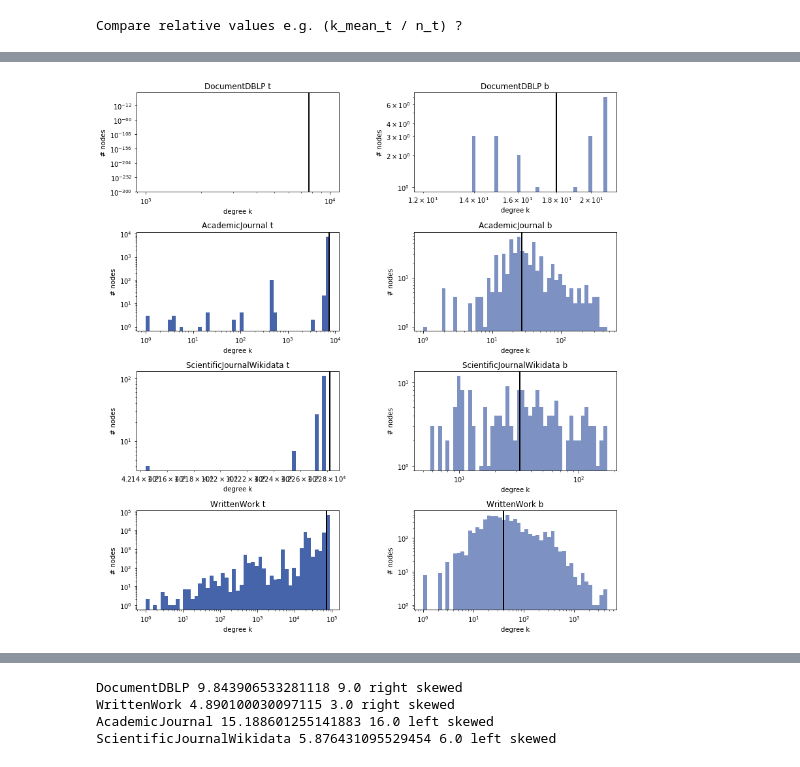
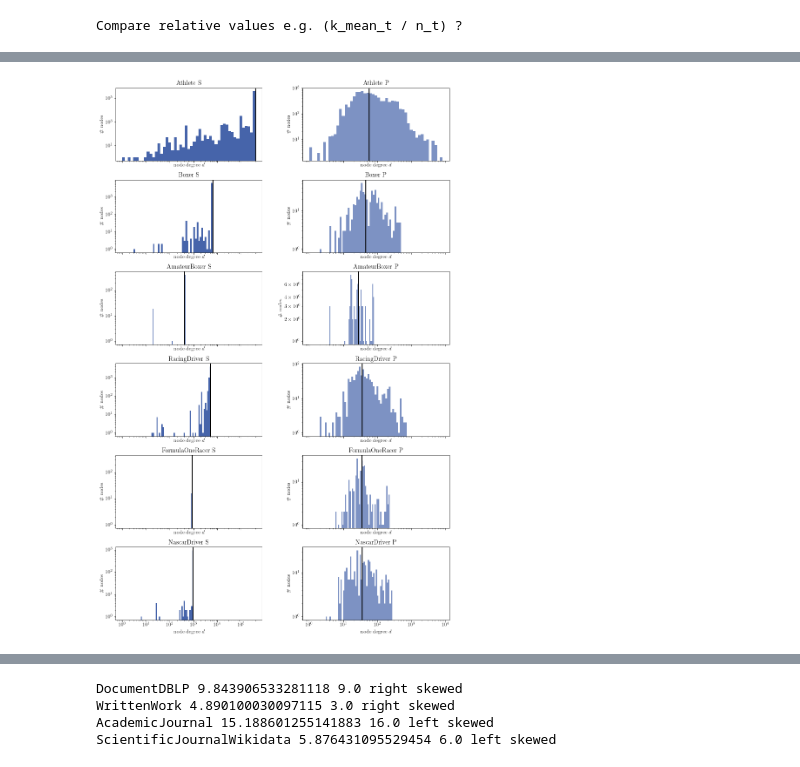
Before and after one commit to davidweisscode/kg-analysis, a Jupyter notebook: plots.ipynb, the cells around one changed output, grey strips where cells are left out. Drawn from its saved outputs; the diff is of its cells as text; code cells hidden in the pictures.

Commit message:
Update plots

```diff
--- a/plots.ipynb
+++ b/plots.ipynb
@@ -109,21 +93,21 @@ nrows = math.ceil(len(runs) / 2)
 fig, axes = plt.subplots(nrows=nrows, ncols=2, sharex="none", sharey="none", figsize=(12, nrows*5))
 for run in runs:
     res = pd.read_csv(f"out/_results_{run}.csv", index_col=0)
-    display(res[["n_t", "n_b", "k_t_g", "k_b_g"]])
+#     display(res[["n_t", "n_b", "k_t_g", "k_b_g"]])
     runnr = runs.index(run)
     row = math.floor(runnr / 2)
     col = runnr % 2
-    axes[row, col].set_title(run)
-    axes[row, col].set_xlabel("# subjects")
-    axes[row, col].set_ylabel("# predicates")
+    axes[row, col].set_title(run.split("_")[0].title())
+    axes[row, col].set_xlabel("subjects")
+    axes[row, col].set_ylabel("predicates")
 
     axes[row, col].scatter(res["n_t"], res["n_b"], color=kit_blue_1, marker="o")
     for i, label in enumerate(res.index):
         axes[row, col].annotate(label, (res["n_t"][i], res["n_b"][i]), fontsize=8)
     axes[row, col].set_xscale("log")
     axes[row, col].set_yscale("log")
-    axes[row, col].set_xlabel("# subjects")
-    axes[row, col].set_ylabel("# predicates")
+    axes[row, col].set_xlabel("subjects")
+    axes[row, col].set_ylabel("predicates")
 
 plt.subplots_adjust(wspace=10, hspace=10)
 plt.tight_layout()
@@ -178,24 +116,18 @@ plt.tight_layout()
 # %%
 # Degree histogram of top and bot onemode graphs (log log scale)
-# Wikidata degrees are most times 100% @ one k
 
 res = res_glob
-# Control which classes to analyze. Add or remove rows in res DataFrame
-# res = res.loc[[
-#     "Athlete",
-#     "Boxer",
-#     "AmateurBoxer",
-# #     "GridironFootballPlayer",
-# #     "MotorsportRacer",
-#     "RacingDriver",
-#     "FormulaOneRacer",
-#     "NascarDriver",
-# #     "SoccerPlayer",
-# #     "TennisPlayer",
-# ]]
-classes = list(res.index.values)
+# classes = list(res.index.values)
+classes = [
+    "Athlete",
+    "Boxer",
+    "AmateurBoxer",
+    "RacingDriver",
+    "FormulaOneRacer",
+    "NascarDriver",
+]
 nrows = len(classes)
-fig, axes = plt.subplots(nrows=nrows, ncols=2, sharex="none", sharey="none", figsize=(12, 3 * nrows))
+fig, axes = plt.subplots(nrows=nrows, ncols=2, sharex="col", sharey="none", figsize=(12, 3 * nrows))
 for classname in classes:
     row = classes.index(classname)
     # Top
@@ -209,10 +141,10 @@ for classname in classes:
     logbins = np.geomspace(min(k), max(k), 50) # geomspace cannot include 0 (disc nodes)
     axes[row, 0].set_xscale("log")
     axes[row, 0].set_yscale("log")
-    axes[row, 0].set_title(classname + " t")
+    axes[row, 0].set_title(classname + " S")
     axes[row, 0].axvline(np.median(k), color='k', linewidth=2)
-    axes[row, 0].set_xlabel("degree k")
-    axes[row, 0].set_ylabel("# nodes")
+    axes[row, 0].set_xlabel("node degree $d$")
+    axes[row, 0].set_ylabel("\# nodes")
     # min_ylim, max_ylim = axes[row, 0].get_ylim()
     # axes[row, 0].text(np.median(k) * 1.1, max_ylim * 0.9, 'Mean: {:.2f}'.format(np.median(k))) # Draw median value
     hist, bins, _ = axes[row, 0].hist(k, bins=logbins, color=kit_blue_1)
@@ -227,10 +159,10 @@ for classname in classes:
     logbins = np.geomspace(min(k), max(k), 50)
     axes[row, 1].set_xscale("log")
     axes[row, 1].set_yscale("log")
-    axes[row, 1].set_title(classname + " b")
+    axes[row, 1].set_title(classname + " P")
     axes[row, 1].axvline(np.median(k), color='k', linewidth=2)
-    axes[row, 1].set_xlabel("degree k")
-    axes[row, 1].set_ylabel("# nodes")
+    axes[row, 1].set_xlabel("node degree $d$")
+    axes[row, 1].set_ylabel("\# nodes")
     hist, bins, _ = axes[row, 1].hist(k, bins=logbins, color=kit_blue_2)
 
 print("Compare relative values e.g. (k_mean_t / n_t) ?")
@@ -239,7 +171,7 @@ display(res_disp[["n_t", "n_b", "ndisc_t", "ndisc_b", "k_t_g", "k_b_g", "k_mean_
 plt.subplots_adjust(wspace=10, hspace=10)
 plt.tight_layout()
 
-fig.savefig("ddist.png", bbox_inches='tight', dpi=300)
+fig.savefig("ddist.pdf") #, bbox_inches='tight', dpi=300)
 # %% [output]
 Compare relative values e.g. (k_mean_t / n_t) ?
 |  | n_t | n_b | ndisc_t | ndisc_b | k_t_g | k_b_g | k_mean_t | k_sd_t | k_mean_b | k_sd_b | k_med_t | ... |
@@ -250,4 +194,4 @@ Compare relative values e.g. (k_mean_t / n_t) ?
-[figure, old version]
+[figure, new version]
 # %%
 # Latex table
 
```
Also changed, not shown: parts of 12 cells of this notebook.
